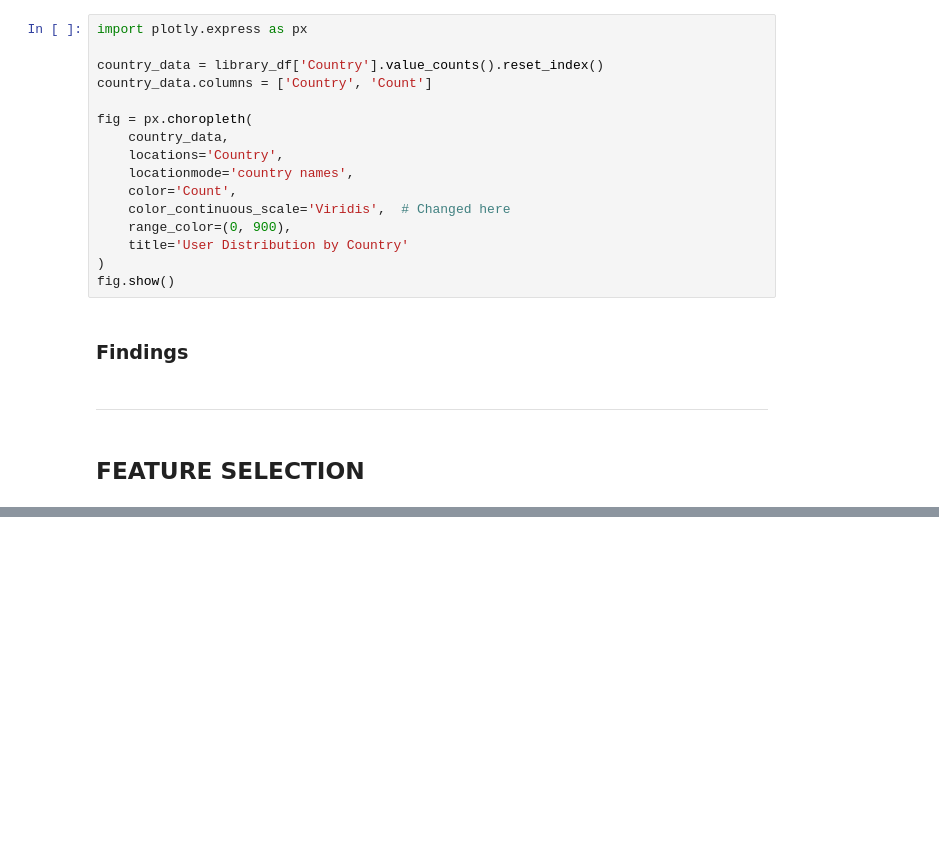
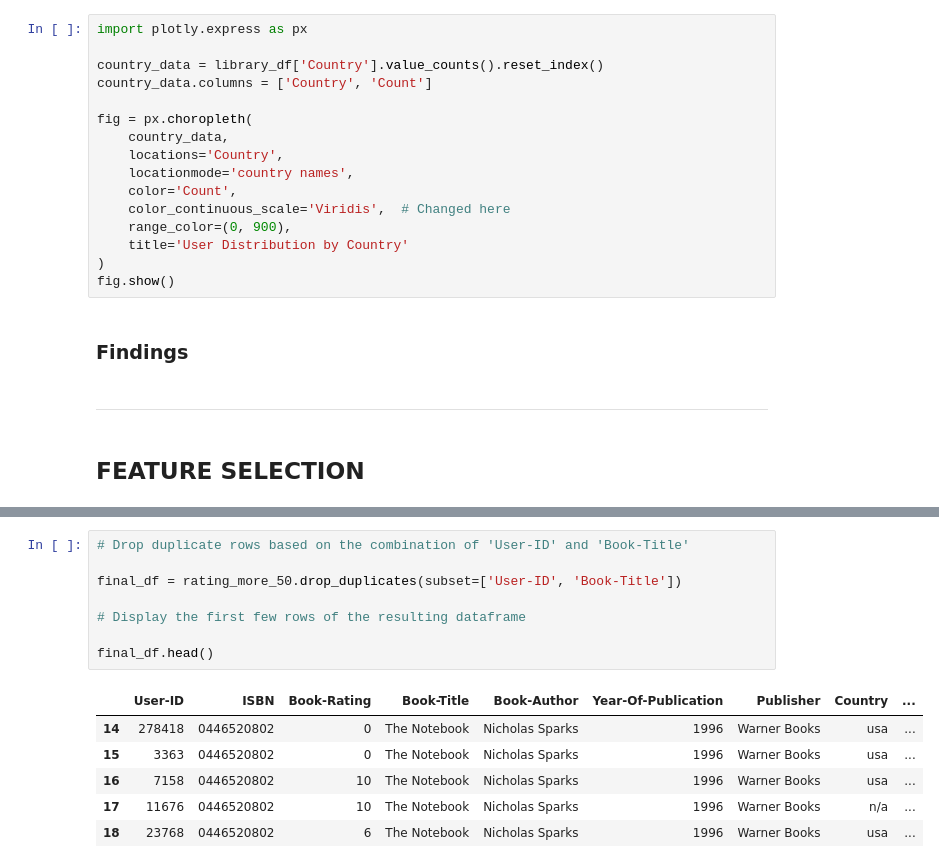
Before and after one commit to ruth-kitasi/Online-Book-Recommender-System, a Jupyter notebook: Index.ipynb, the cells around one changed output, grey strips where cells are left out. Saved outputs shown, nothing was run; the diff lists cells and outputs as text; blank space fills up the shorter version.

```diff
--- a/Index.ipynb
+++ b/Index.ipynb
@@ -523,0 +629,15 @@ fig.show()
+# %%
+# Drop duplicate rows based on the combination of 'User-ID' and 'Book-Title'
+
+final_df = rating_more_50.drop_duplicates(subset=['User-ID', 'Book-Title'])
+
+# Display the first few rows of the resulting dataframe
+
+final_df.head()
+# %% [output]
+|  | User-ID | ISBN | Book-Rating | Book-Title | Book-Author | Year-Of-Publication | Publisher | Country | ... |
+| 14 | 278418 | 0446520802 | 0 | The Notebook | Nicholas Sparks | 1996 | Warner Books | usa | ... |
+| 15 | 3363 | 0446520802 | 0 | The Notebook | Nicholas Sparks | 1996 | Warner Books | usa | ... |
+| 16 | 7158 | 0446520802 | 10 | The Notebook | Nicholas Sparks | 1996 | Warner Books | usa | ... |
+| 17 | 11676 | 0446520802 | 10 | The Notebook | Nicholas Sparks | 1996 | Warner Books | n/a | ... |
+| 18 | 23768 | 0446520802 | 6 | The Notebook | Nicholas Sparks | 1996 | Warner Books | usa | ... |
```
Also changed, not shown: parts of 13 cells of this notebook.
